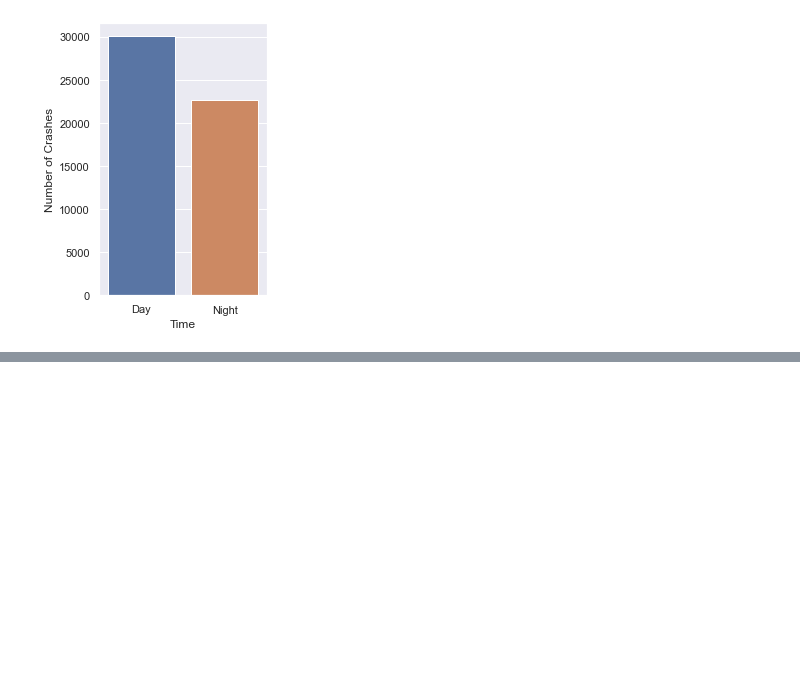
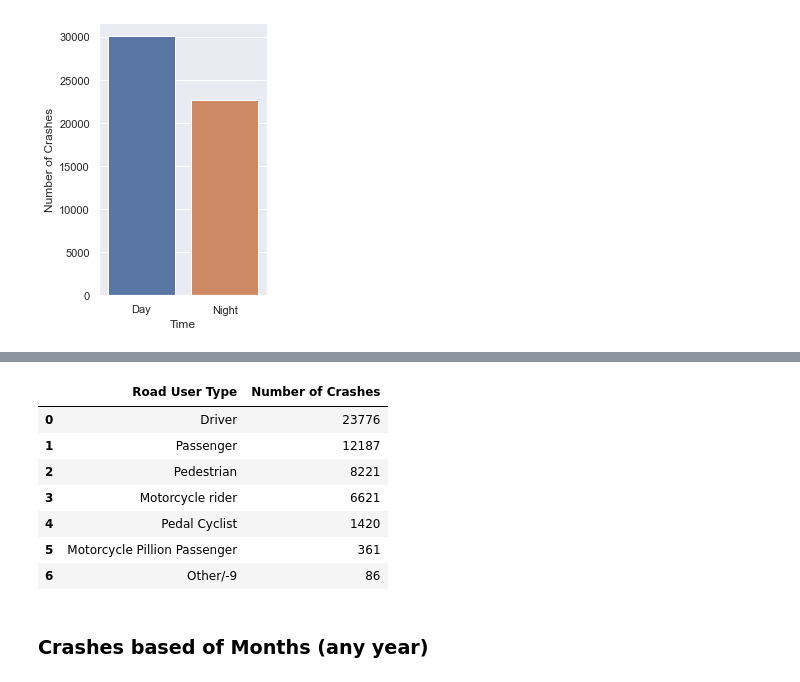
Before and after one commit to 3rda/Portfolio, a Jupyter notebook: Australian Car Crashes./Crash_EDA.ipynb, the cells around one changed output, grey strips where cells are left out. Cells and saved outputs as stored; diff of their text form; code cells hidden in the pictures; blank space fills up the shorter version.

```diff
--- a/Australian Car Crashes./Crash_EDA.ipynb
+++ b/Australian Car Crashes./Crash_EDA.ipynb
@@ -365,0 +398,21 @@ sns.barplot(days_crash['Days'],days_crash['Number of Crashes'])
+# %%
+road_user = ['Driver','Passenger','Pedestrian','Motorcycle rider','Pedal Cyclist'
+             ,'Motorcycle Pillion Passenger','Other/-9']
+number_of_crashes = data_cleaned['Road User'].value_counts().tolist()
+# %%
+road_user_crashes = pd.DataFrame()
+road_user_crashes['Road User Type'] = road_user
+road_user_crashes['Number of Crashes'] = number_of_crashes
+# %%
+road_user_crashes
+# %% [output]
+|  | Road User Type | Number of Crashes |
+| 0 | Driver | 23776 |
+| 1 | Passenger | 12187 |
+| 2 | Pedestrian | 8221 |
+| 3 | Motorcycle rider | 6621 |
+| 4 | Pedal Cyclist | 1420 |
+| 5 | Motorcycle Pillion Passenger | 361 |
+| 6 | Other/-9 | 86 |
+# %% [markdown]
+### Crashes based of Months (any year)
```
Also changed, not shown: parts of 25 cells of this notebook.
